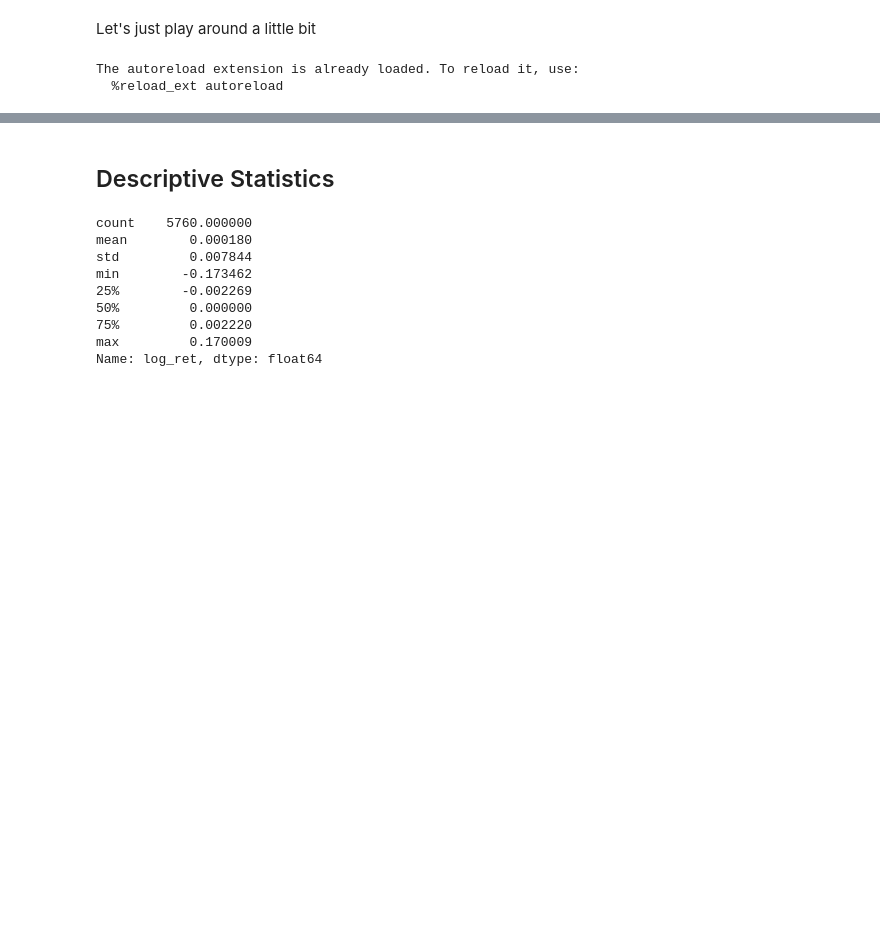
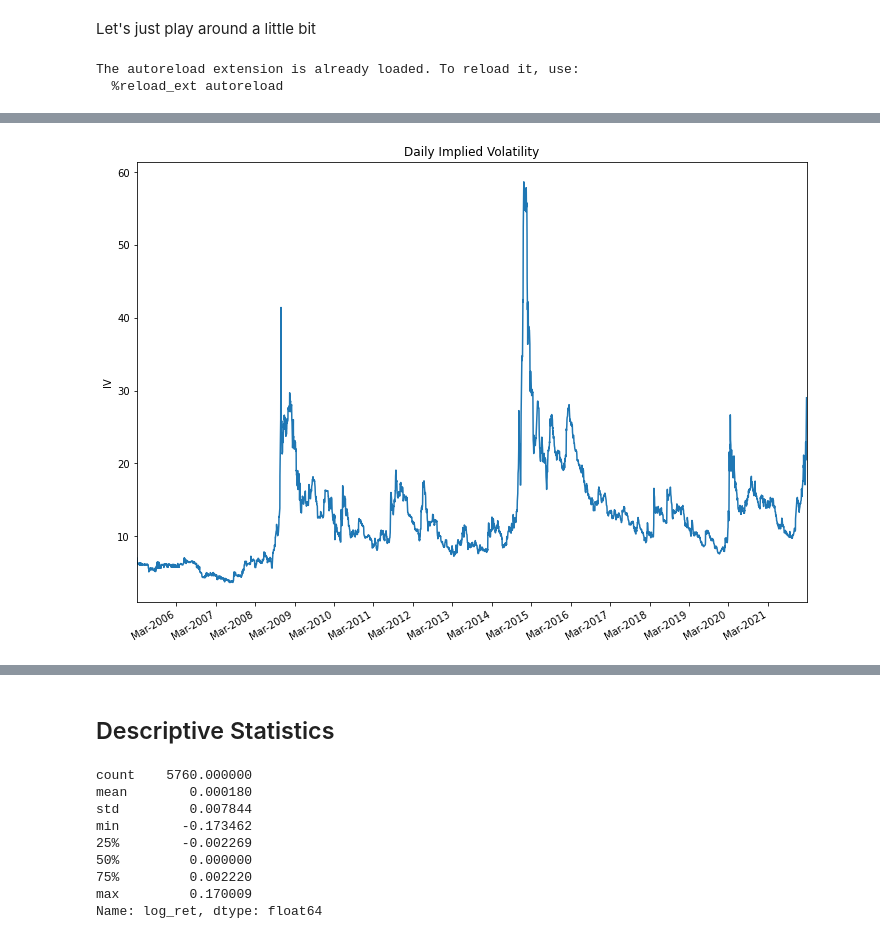
Before and after one commit to frederikbachdk/FXVolTrading, a Jupyter notebook: tradingstrategy/garch_initial.ipynb, the cells around one changed output, grey strips where cells are left out. Drawn from its saved outputs; the diff is of its cells as text; code cells hidden in the pictures; blank space fills up the shorter version.

Commit message:
changed plots mostly

```diff
--- a/tradingstrategy/garch_initial.ipynb
+++ b/tradingstrategy/garch_initial.ipynb
@@ -38,0 +52,4 @@ df
+# %%
+plot_iv(df=df,months_out='3m')
+# %% [output]
+[figure, added]
```
Also changed, not shown: parts of 6 cells of this notebook, 2 other files.
